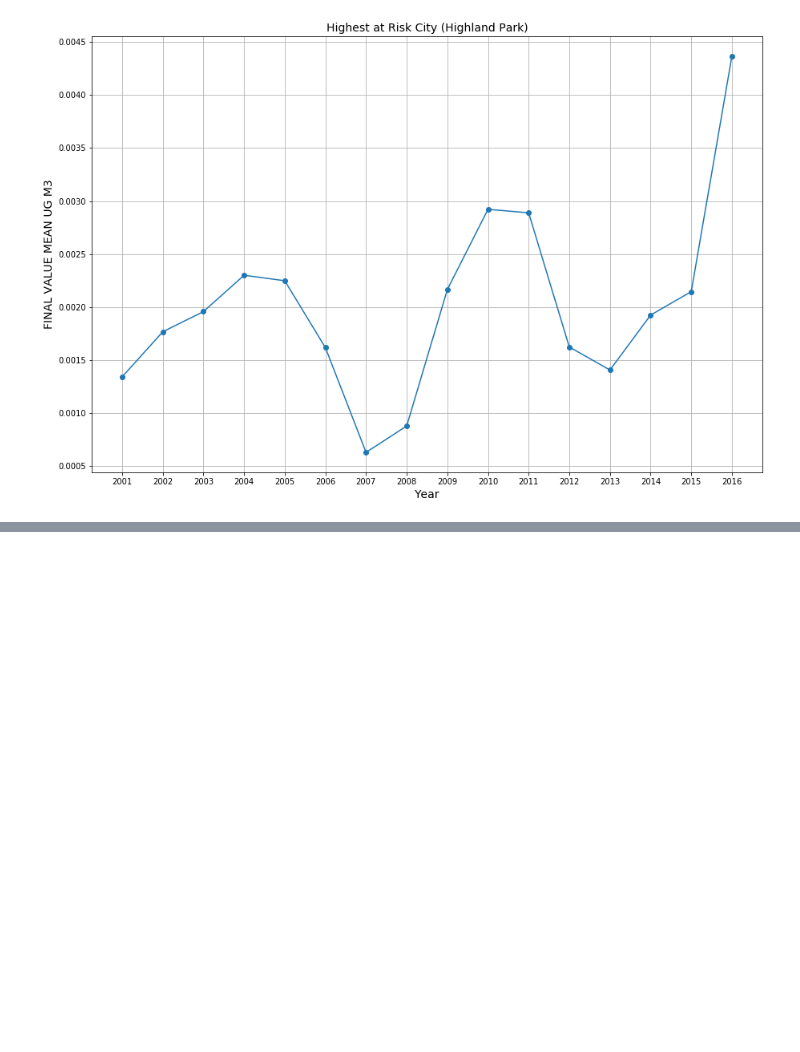
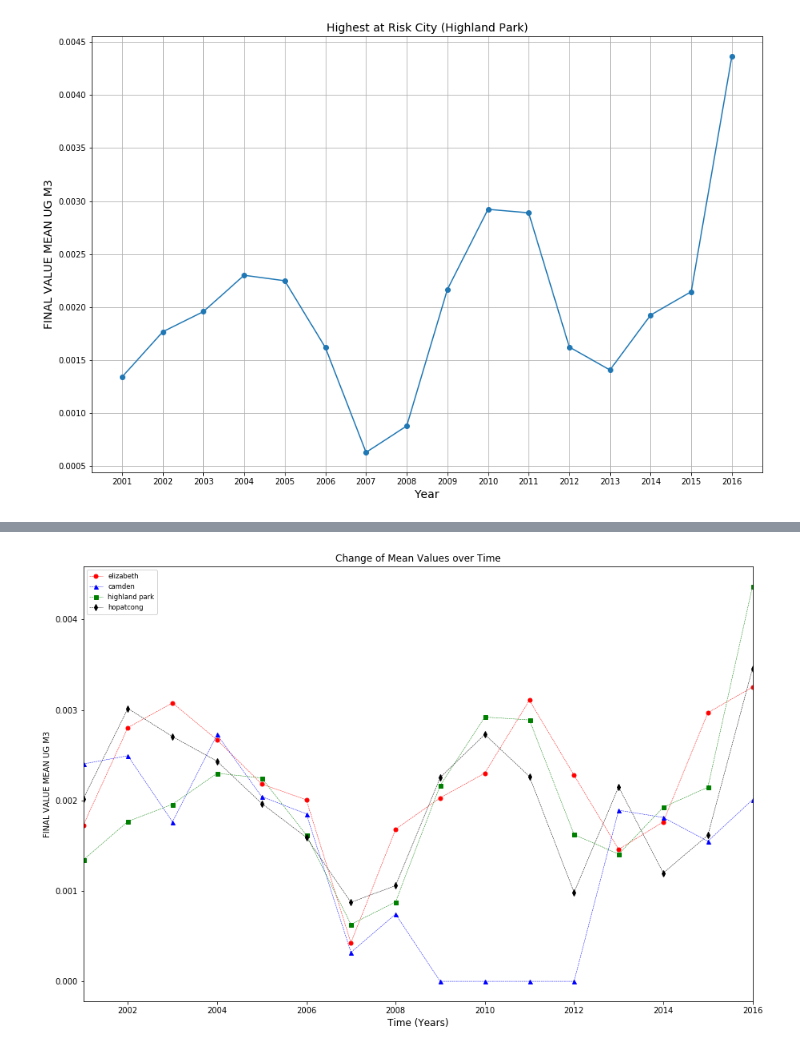
Before and after one commit to jjjjjeb/NJAir_EDA, a Jupyter notebook: CadmiumAnalysis.ipynb, the cells around one changed output, grey strips where cells are left out. Cells and saved outputs as stored; diff of their text form; code cells hidden in the pictures; blank space fills up the shorter version.

```diff
--- a/CadmiumAnalysis.ipynb
+++ b/CadmiumAnalysis.ipynb
@@ -359,3 +364,10 @@ plt.grid(True)
 plt.show()
 # %% [output]
 [figure]
+# %%
+# city_df=city_df[city_df['City']=='camden', 'elizabeth', 'highland park', 'hopatcong']
+
+city_df_pivot=city_df.reset_index().pivot('YEAR','City','SAMPLE_VALUE_STD_FINAL_UG_M3')
+city_df_pivot=city_df_pivot.fillna(0)
+
+city_df_pivot
@@ -361,0 +393,18 @@ plt.show()
+# %%
+city_df_elizabeth=city_df_pivot['elizabeth']
+city_df_camden=city_df_pivot['camden']
+city_df_highland_park=city_df_pivot['highland park']
+city_df_hopatcong=city_df_pivot['hopatcong']
+# %%
+fig=plt.figure(figsize=(15,10))
+city_df_elizabeth.plot(x='YEAR', y='elizabeth', color="r", marker='o', markersize=5, linestyle="dashed", linewidth=0.50, label='elizabeth')
+city_df_camden.plot(x='YEAR', y='camden', color="b", marker='^', markersize=5, linestyle="dashed", linewidth=0.50, label='camden')
+city_df_highland_park.plot(x='YEAR', y='highland park', color="g", marker='s', markersize=5, linestyle="dashed", linewidth=0.50, label='highland park')
+city_df_hopatcong.plot(x='YEAR', y='hopatcong', color="k", marker='d', markersize=5, linestyle="dashed", linewidth=0.50, label='hopatcong')
+plt.title('Change of Mean Values Over Time',fontsize=12)
+plt.xlabel('Time (Years)',fontsize=12)
+plt.ylabel('FINAL VALUE MEAN UG M3',fontsize=10)
+plt.legend(loc="best", fontsize="small", fancybox=True)
+plt.show()
+# %% [output]
+[figure, added]
```
Also changed, not shown: parts of 15 cells of this notebook.
